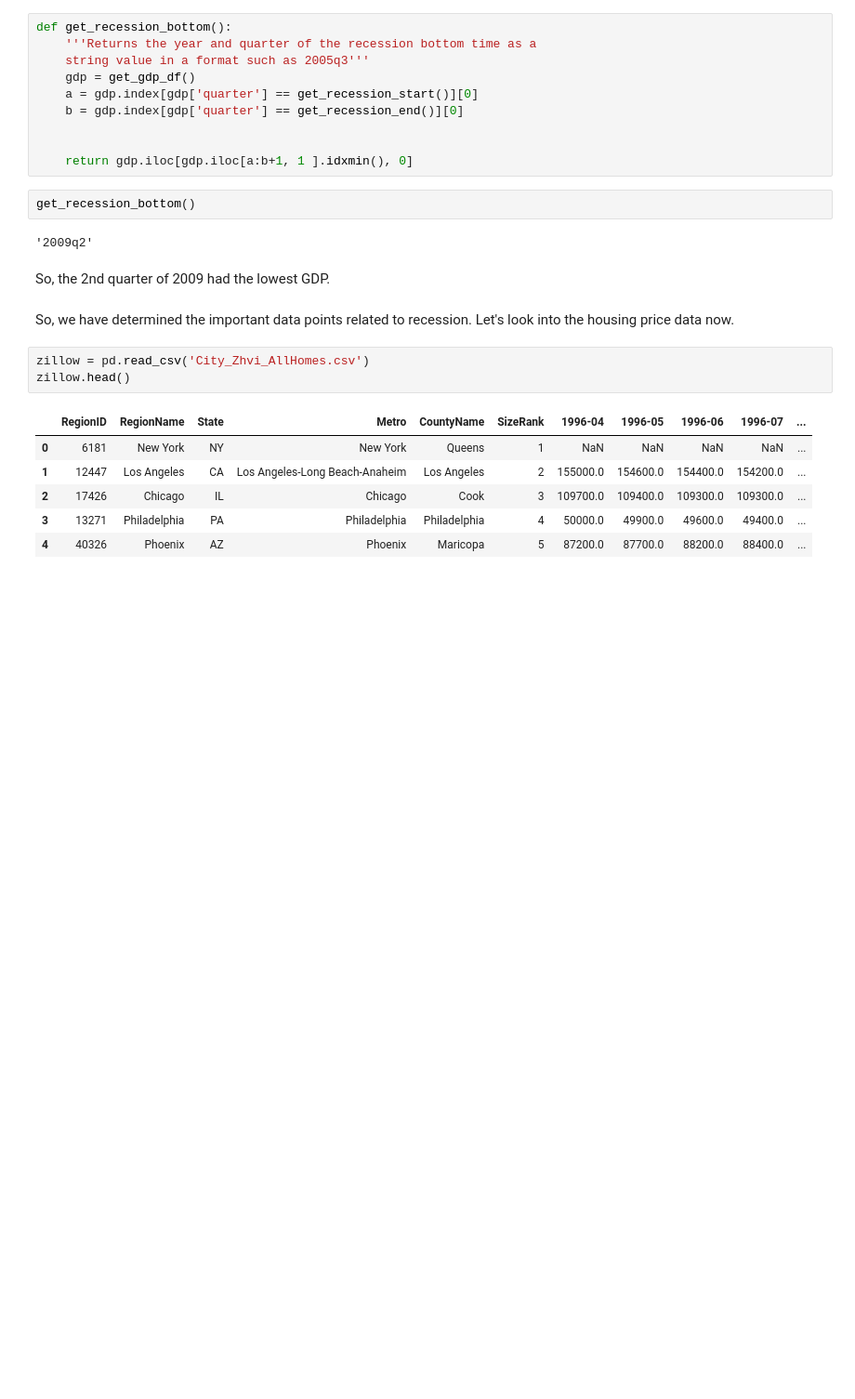
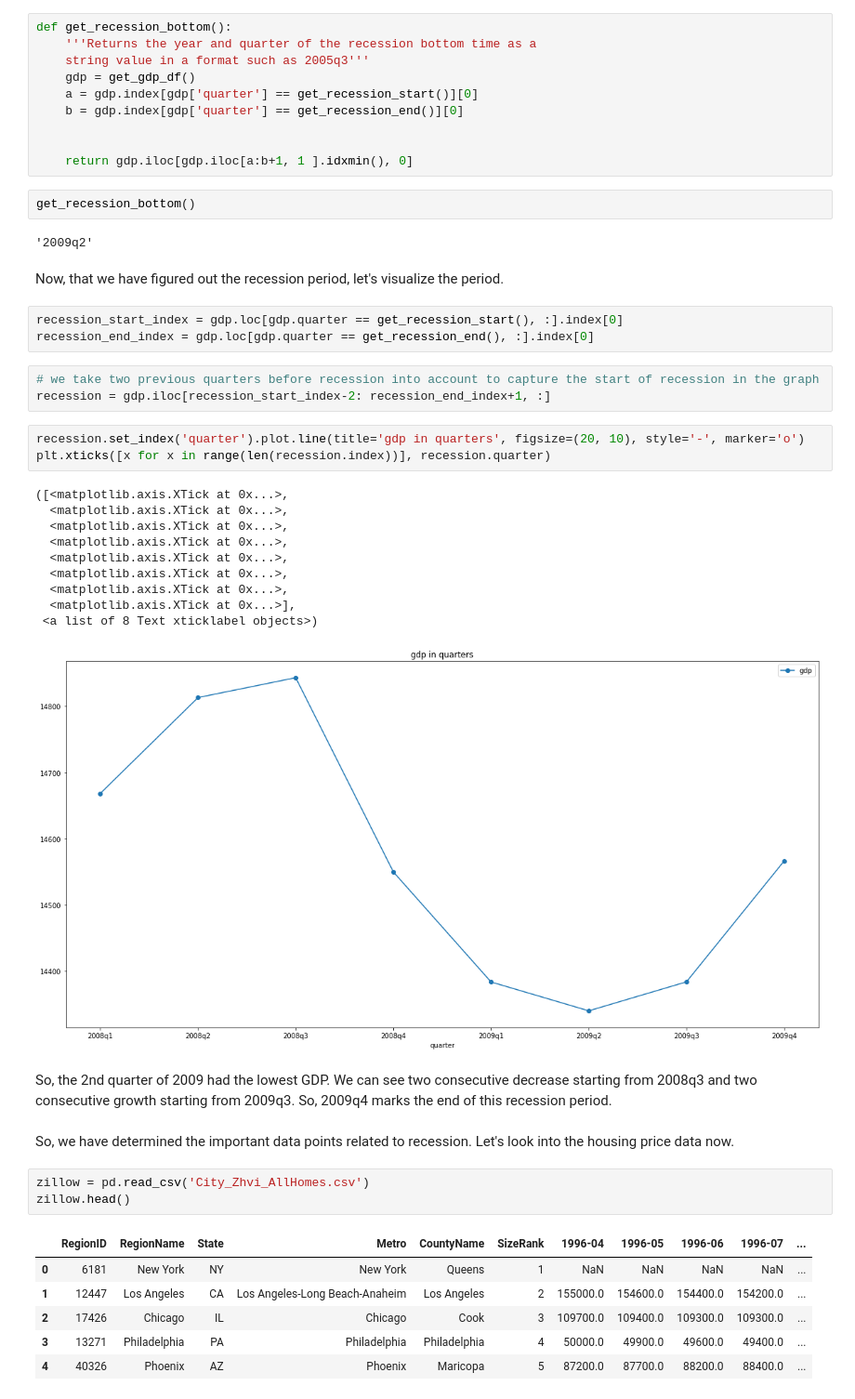
Before and after one commit to modasserbillah/hypothesis-testing, a Jupyter notebook: portfolio.ipynb, the cells around one changed output. Shown at 93% size. Saved outputs shown, nothing was run; the diff lists cells and outputs as text; blank space fills up the shorter version.

```diff
--- a/portfolio.ipynb
+++ b/portfolio.ipynb
@@ -127,8 +141,30 @@ def get_recession_bottom():
 get_recession_bottom()
 # %% [output]
 '2009q2'
-# %% [markdown]
-So, the 2nd quarter of 2009 had the lowest GDP.
+# %% [markdown]
+Now, that we have figured out the recession period, let's visualize the period.
+# %%
+recession_start_index = gdp.loc[gdp.quarter == get_recession_start(), :].index[0]
+recession_end_index = gdp.loc[gdp.quarter == get_recession_end(), :].index[0]
+# %%
+# we take two previous quarters before recession into account to capture the start of recession in the graph
+recession = gdp.iloc[recession_start_index-2: recession_end_index+1, :]
+# %%
+recession.set_index('quarter').plot.line(title='gdp in quarters', figsize=(20, 10), style='-', marker='o')
+plt.xticks([x for x in range(len(recession.index))], recession.quarter)
+# %% [output]
+([<matplotlib.axis.XTick at 0x...>,
+  <matplotlib.axis.XTick at 0x...>,
+  <matplotlib.axis.XTick at 0x...>,
+  <matplotlib.axis.XTick at 0x...>,
+  <matplotlib.axis.XTick at 0x...>,
+  <matplotlib.axis.XTick at 0x...>,
+  <matplotlib.axis.XTick at 0x...>,
+  <matplotlib.axis.XTick at 0x...>],
+ <a list of 8 Text xticklabel objects>)
+[figure, added]
+# %% [markdown]
+So, the 2nd quarter of 2009 had the lowest GDP. We can see two consecutive decrease starting from 2008q3 and two consecutive growth starting from 2009q3. So, 2009q4 marks the end of this recession period.
 # %% [markdown]
 So, we have determined the important data points related to recession. Let's look into the housing price data now.
 # %%
```
Also changed, not shown: parts of 10 cells of this notebook.
